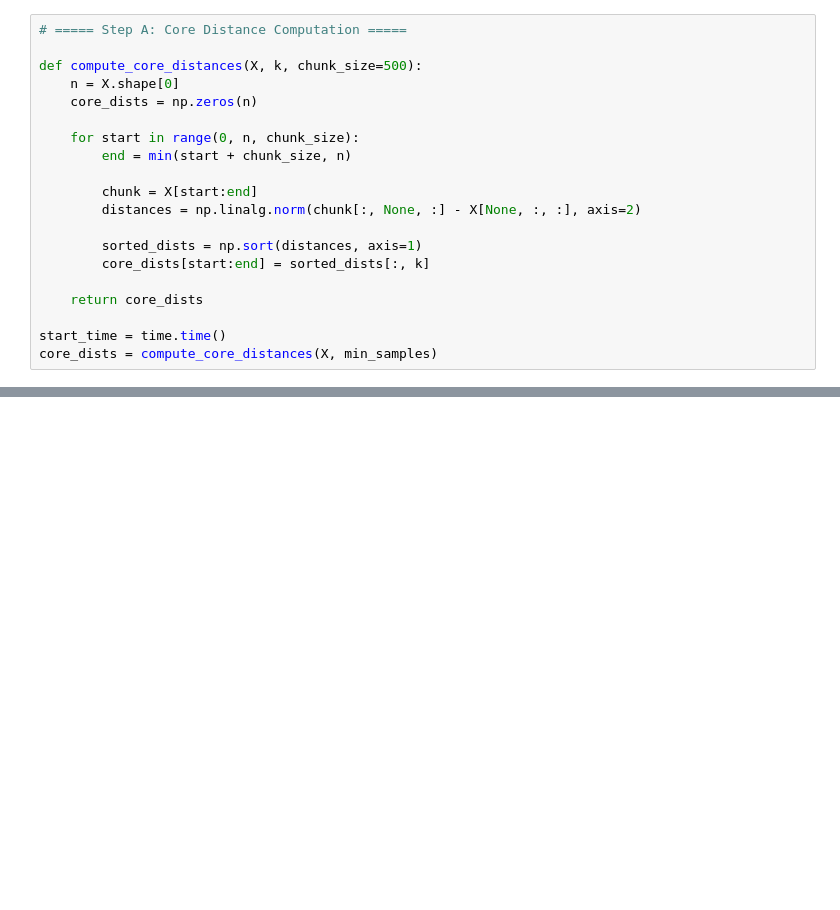
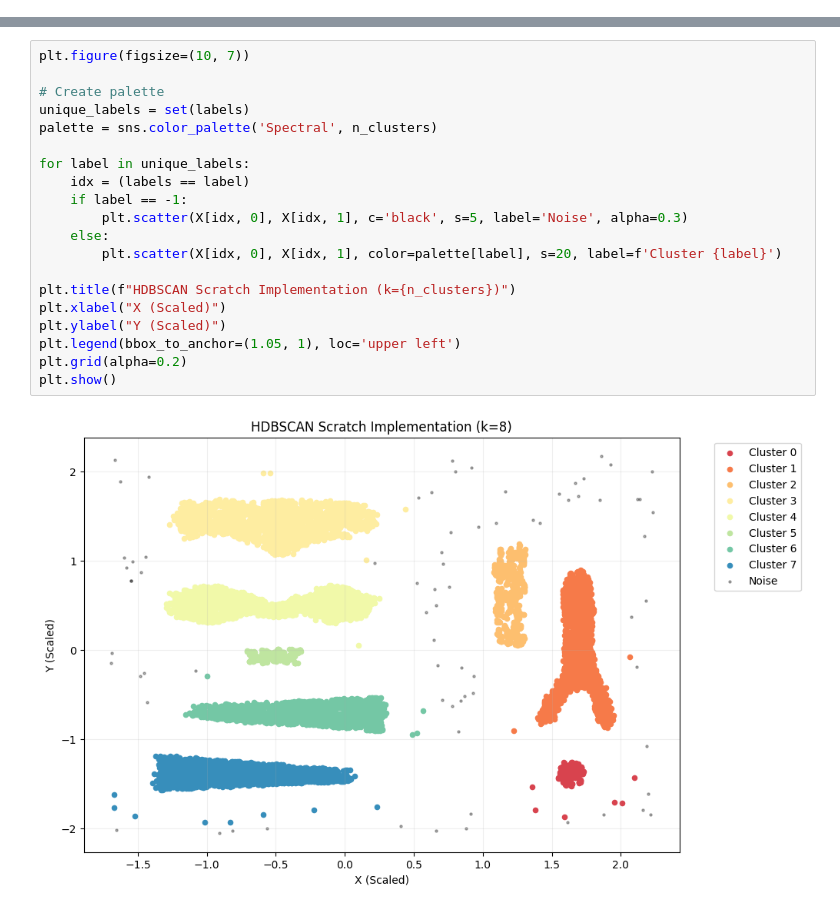
Before and after one commit to Rebiya/KMeans-vs-Density-Clustering, a Jupyter notebook: notebooks/3_hdbscan_from_scratch.ipynb, the cells around one changed output, grey strips where cells are left out. Cells and saved outputs as stored; diff of their text form; blank space fills up the shorter version.

```diff
--- a/notebooks/3_hdbscan_from_scratch.ipynb
+++ b/notebooks/3_hdbscan_from_scratch.ipynb
@@ -22,20 +21,0 @@ min_cluster_size = 15
-# %%
-# ===== Step A: Core Distance Computation =====
-
-def compute_core_distances(X, k, chunk_size=500):
-    n = X.shape[0]
-    core_dists = np.zeros(n)
-
-    for start in range(0, n, chunk_size):
-        end = min(start + chunk_size, n)
-
-        chunk = X[start:end]
-        distances = np.linalg.norm(chunk[:, None, :] - X[None, :, :], axis=2)
-
-        sorted_dists = np.sort(distances, axis=1)
-        core_dists[start:end] = sorted_dists[:, k]
-
-    return core_dists
-
-start_time = time.time()
-core_dists = compute_core_distances(X, min_samples)
@@ -174,0 +234,22 @@ with open(results_path, "a") as f:
+# %%
+plt.figure(figsize=(10, 7))
+
+# Create palette
+unique_labels = set(labels)
+palette = sns.color_palette('Spectral', n_clusters)
+
+for label in unique_labels:
+    idx = (labels == label)
+    if label == -1:
+        plt.scatter(X[idx, 0], X[idx, 1], c='black', s=5, label='Noise', alpha=0.3)
+    else:
+        plt.scatter(X[idx, 0], X[idx, 1], color=palette[label], s=20, label=f'Cluster {label}')
+
+plt.title(f"HDBSCAN Scratch Implementation (k={n_clusters})")
+plt.xlabel("X (Scaled)")
+plt.ylabel("Y (Scaled)")
+plt.legend(bbox_to_anchor=(1.05, 1), loc='upper left')
+plt.grid(alpha=0.2)
+plt.show()
+# %% [output]
+[figure, added]
```
Also changed, not shown: parts of 7 cells of this notebook, 1 other file.
